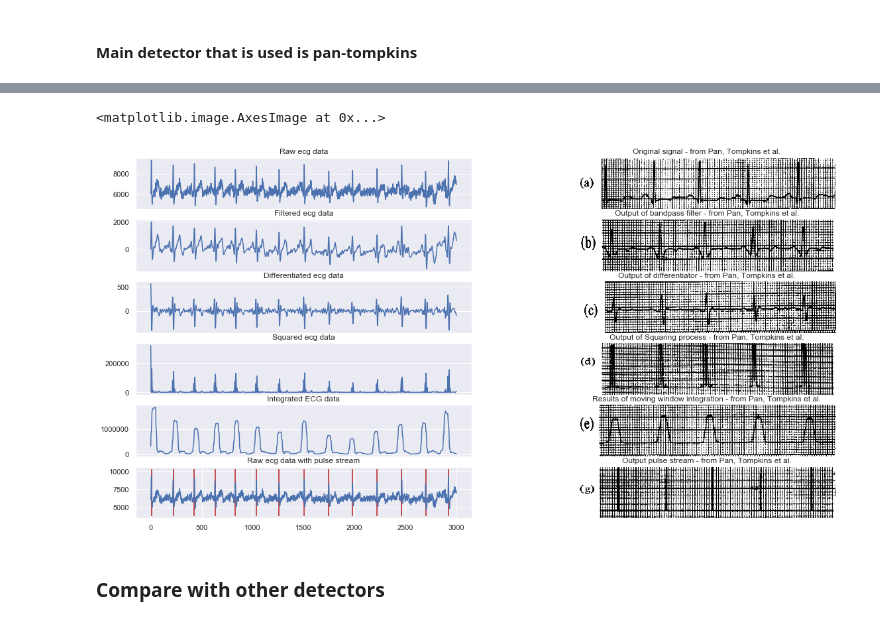
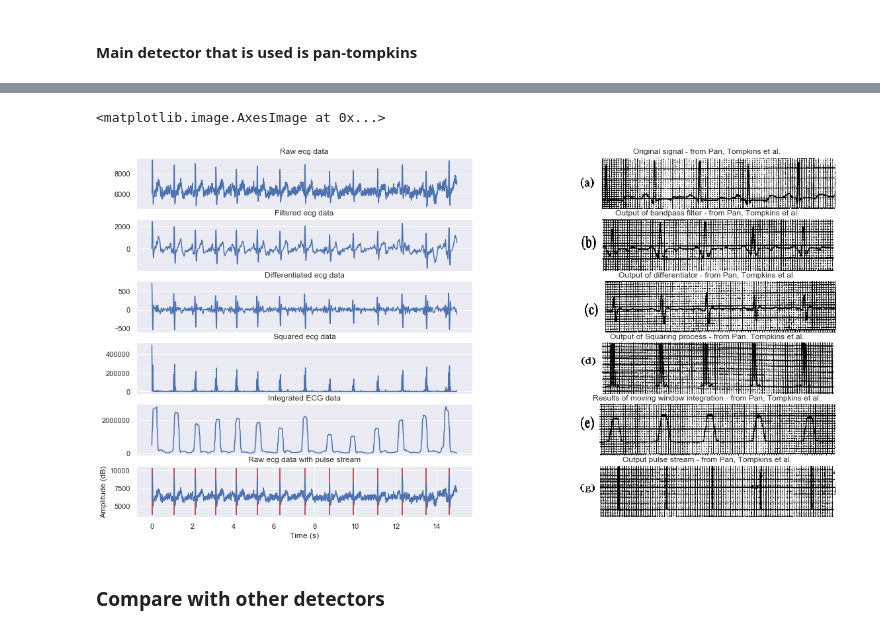
Before and after one commit to marianpetruk/ECG_analysis, a Jupyter notebook: ECG_analysis.ipynb, the cells around one changed output, grey strips where cells are left out. Drawn from its saved outputs; the diff is of its cells as text; code cells hidden in the pictures.

```diff
--- a/ECG_analysis.ipynb
+++ b/ECG_analysis.ipynb
@@ -50,7 +53,12 @@ print(data.shape)
 ### Plot raw ecg sample
 # %%
 plt.figure(figsize=(20, 5))
-plt.plot(data)
-plt.title('ECG sample raw data')
+plt.ylabel("Amplitude (dB)")
+fs = 200
+# Calculate time values in seconds
+times = np.arange(data.shape[0], dtype='float') / fs
+plt.plot(times, data)
+plt.xlabel("Time (s)")
+plt.title("ECG sample raw data")
 plt.show()
 # %% [output]
@@ -226,7 +240,7 @@ plt.subplot2grid((6, 2), (0, 0))
 # plt.clf()
 plt.xticks([])
 plt.plot(data)
-plt.title('Raw ecg data')
+plt.title("Raw ecg data")
 plt.grid(True)
 # plt.show()
 
@@ -236,37 +250,37 @@ plt.subplot2grid((6, 2), (1, 0))
 # plt.clf()
 plt.xticks([])
 plt.plot(y)
-plt.title('Filtered ecg data')
+plt.title("Filtered ecg data")
 plt.grid(True)
 # plt.show()
 
 # plt.figure(figsize=left_figsize)
-plt.subplot2grid((6,2), (2, 0))
+plt.subplot2grid((6, 2), (2, 0))
 # plt.subplot(623)
 # plt.clf()
 plt.xticks([])
 plt.plot(differentiated_ecg_measurements)
-plt.title('Differentiated ecg data')
+plt.title("Differentiated ecg data")
 plt.grid(True)
 # plt.show()
 
 # plt.figure(figsize=left_figsize)
-plt.subplot2grid((6,2), (3, 0))
+plt.subplot2grid((6, 2), (3, 0))
 # plt.subplot(624)
 # plt.clf()
 plt.xticks([])
 plt.plot(squared_ecg_measurements)
-plt.title('Squared ecg data')
+plt.title("Squared ecg data")
 plt.grid(True)
 # plt.show()
 
 # plt.figure(figsize=left_figsize)
-plt.subplot2grid((6,2), (4, 0))
+plt.subplot2grid((6, 2), (4, 0))
 # plt.subplot(625)
 # plt.clf()
 plt.xticks([])
 plt.plot(integrated_ecg_measurements)
-plt.title('Integrated ECG data')
+plt.title("Integrated ECG data")
 plt.grid(True)
 # plt.show()
 
@@ -279,55 +293,59 @@ ymin -= alpha
 
 # plt.figure(figsize=left_figsize)
 # plt.subplot(626)
-plt.subplot2grid((6,2), (5, 0))
+plt.subplot2grid((6, 2), (5, 0))
 # plt.clf()
-plt.plot(data)
-plt.vlines(rpeaks, ymin, ymax,
-               color='r',
-               linewidth=2,
-               label='R-peaks')
-plt.title('Raw ecg data with pulse stream')
+plt.ylabel("Amplitude (dB)")
+# Calculate time values in seconds
+times = np.arange(data.shape[0], dtype='float') / fs
+plt.xlabel("Time (s)")
+plt.plot(times, data)
+plt.vlines(rpeaks/fs, ymin, ymax,
+           color="r",
+           linewidth=2,
+           label="R-peaks")
+plt.title("Raw ecg data with pulse stream")
 plt.grid(True)
 # plt.show()
 
 plt.subplot2grid((6, 2), (0, 1))
-pan_tompkins_fig1_a = mpimg.imread('images/a_original_signal.png')
+pan_tompkins_fig1_a = mpimg.imread("images/a_original_signal.png")
 plt.title("Original signal - from Pan, Tompkins et al.")
-plt.axis('off')
+plt.axis("off")
 plt.imshow(pan_tompkins_fig1_a)
 
 plt.subplot2grid((6, 2), (1, 1))
-pan_tompkins_fig1_b = mpimg.imread('images/b_output_of_bandpass_filter.png')
+pan_tompkins_fig1_b = mpimg.imread("images/b_output_of_bandpass_filter.png")
 plt.title("Output of bandpass filter - from Pan, Tompkins et al.")
-plt.axis('off')
+plt.axis("off")
 plt.imshow(pan_tompkins_fig1_b)
 
 plt.subplot2grid((6, 2), (2, 1))
-pan_tompkins_fig1_c = mpimg.imread('images/c_ouput_of_differentiator.png')
+pan_tompkins_fig1_c = mpimg.imread("images/c_ouput_of_differentiator.png")
 plt.title("Output of differentiator - from Pan, Tompkins et al.")
-plt.axis('off')
+plt.axis("off")
 plt.imshow(pan_tompkins_fig1_c)
 
 plt.subplot2grid((6, 2), (3, 1))
-pan_tompkins_fig1_d = mpimg.imread('images/d_output_of_squaring_process.png')
+pan_tompkins_fig1_d = mpimg.imread("images/d_output_of_squaring_process.png")
 plt.title("Output of Squaring process - from Pan, Tompkins et al.")
-plt.axis('off')
+plt.axis("off")
 plt.imshow(pan_tompkins_fig1_d)
 
 plt.subplot2grid((6, 2), (4, 1))
-pan_tompkins_fig1_e = mpimg.imread('images/e_results_of_moving_window_integration.png')
+pan_tompkins_fig1_e = mpimg.imread("images/e_results_of_moving_window_integration.png")
 plt.title("Results of moving window integration - from Pan, Tompkins et al.")
-plt.axis('off')
+plt.axis("off")
 plt.imshow(pan_tompkins_fig1_e)
 
 plt.subplot2grid((6, 2), (5, 1))
-pan_tompkins_fig1_g = mpimg.imread('images/g_output_pulse_stream.png')
+pan_tompkins_fig1_g = mpimg.imread("images/g_output_pulse_stream.png")
 plt.title("Output pulse stream - from Pan, Tompkins et al.")
-plt.axis('off')
+plt.axis("off")
 plt.imshow(pan_tompkins_fig1_g)
 # %% [output]
 <matplotlib.image.AxesImage at 0x...>
-[figure, old version]
+[figure, new version]
 # %% [markdown]
 ### Compare with other detectors
 # %%
```
Also changed, not shown: parts of 24 cells of this notebook, 11 other files.
